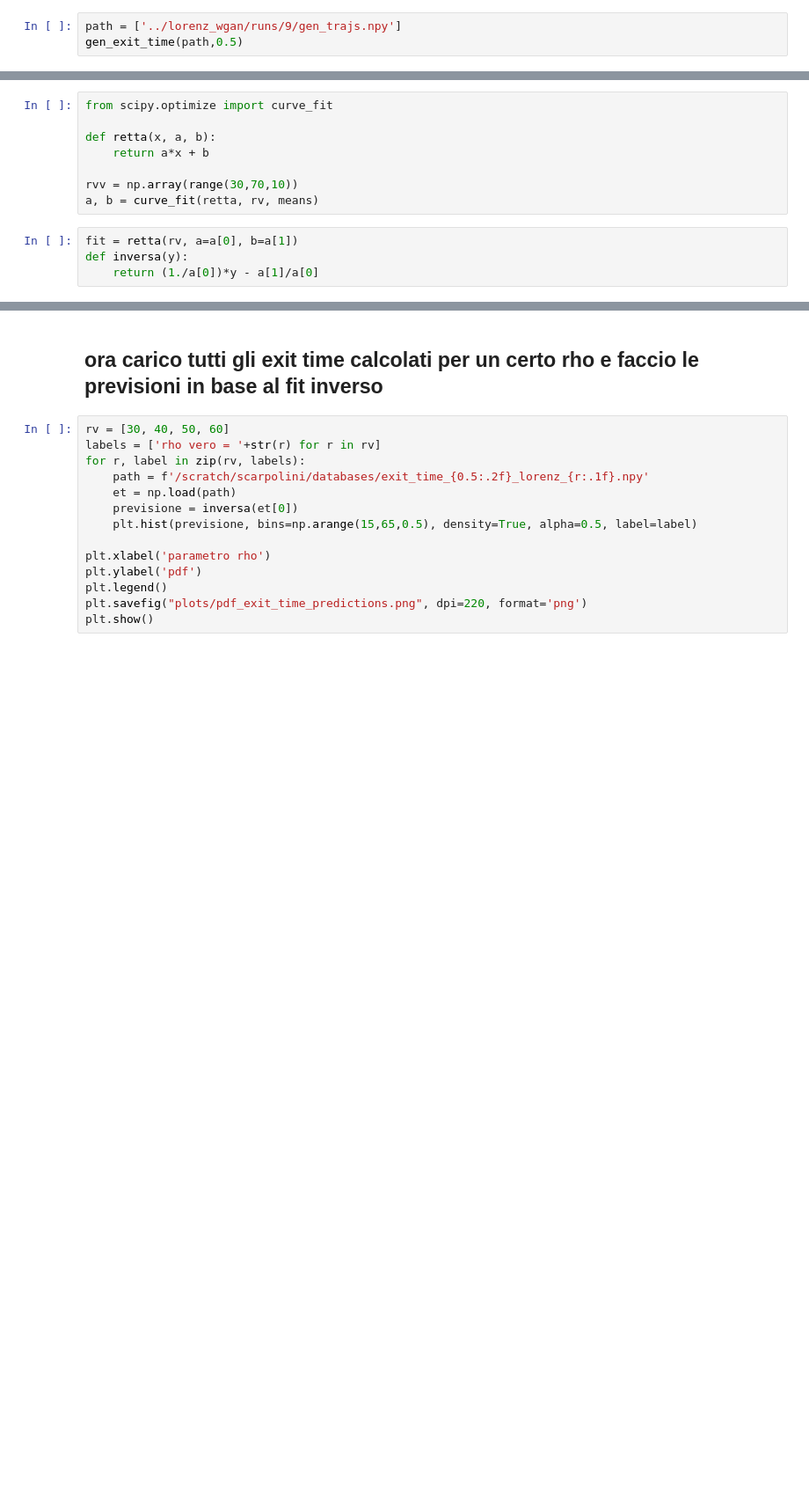
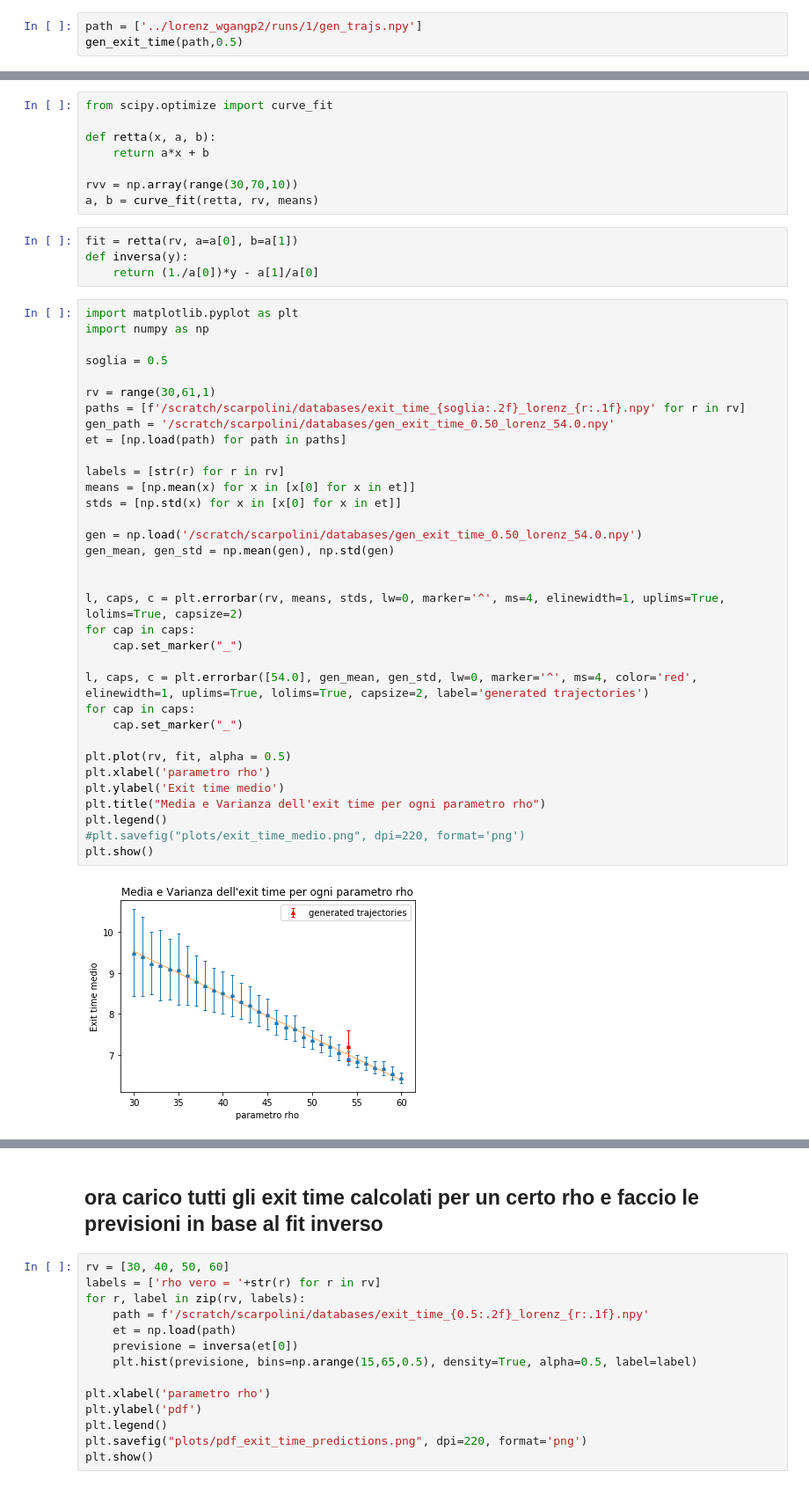
Before and after one commit to scarpma/lorenz, a Jupyter notebook: auto_corr.ipynb, the cells around one changed output, grey strips where cells are left out. Shown at 88% size. Cells and saved outputs as stored; diff of their text form; blank space fills up the shorter version.

```diff
--- a/auto_corr.ipynb
+++ b/auto_corr.ipynb
@@ -201,5 +126,5 @@ path = paths
 # %%
-path = ['../lorenz_wgan/runs/9/gen_trajs.npy']
+path = ['../lorenz_wgangp2/runs/1/gen_trajs.npy']
 gen_exit_time(path,0.5)
 # %% [output]
 computing exit time for r=54, 49999 Saved!
@@ -271,3 +142,39 @@ a, b = curve_fit(retta, rv, means)
 fit = retta(rv, a=a[0], b=a[1])
 def inversa(y):
     return (1./a[0])*y - a[1]/a[0]
+# %%
+import matplotlib.pyplot as plt
+import numpy as np
+
+soglia = 0.5
+
+rv = range(30,61,1)
+paths = [f'/scratch/scarpolini/databases/exit_time_{soglia:.2f}_lorenz_{r:.1f}.npy' for r in rv]
+gen_path = '/scratch/scarpolini/databases/gen_exit_time_0.50_lorenz_54.0.npy'
+et = [np.load(path) for path in paths]
+
+labels = [str(r) for r in rv]
+means = [np.mean(x) for x in [x[0] for x in et]]
+stds = [np.std(x) for x in [x[0] for x in et]]
+
+gen = np.load('/scratch/scarpolini/databases/gen_exit_time_0.50_lorenz_54.0.npy')
+gen_mean, gen_std = np.mean(gen), np.std(gen)
+
+
+l, caps, c = plt.errorbar(rv, means, stds, lw=0, marker='^', ms=4, elinewidth=1, uplims=True, lolims=True, capsize=2)
+for cap in caps:
+    cap.set_marker("_")
+
+l, caps, c = plt.errorbar([54.0], gen_mean, gen_std, lw=0, marker='^', ms=4, color='red', elinewidth=1, uplims=True, lolims=True, capsize=2, label='generated trajectories')
+for cap in caps:
+    cap.set_marker("_")
+
+plt.plot(rv, fit, alpha = 0.5)
+plt.xlabel('parametro rho')
+plt.ylabel('Exit time medio')
+plt.title("Media e Varianza dell'exit time per ogni parametro rho")
+plt.legend()
+#plt.savefig("plots/exit_time_medio.png", dpi=220, format='png')
+plt.show()
+# %% [output]
+[figure, added]
```
Also changed, not shown: parts of 8 cells of this notebook, 21 other files.
